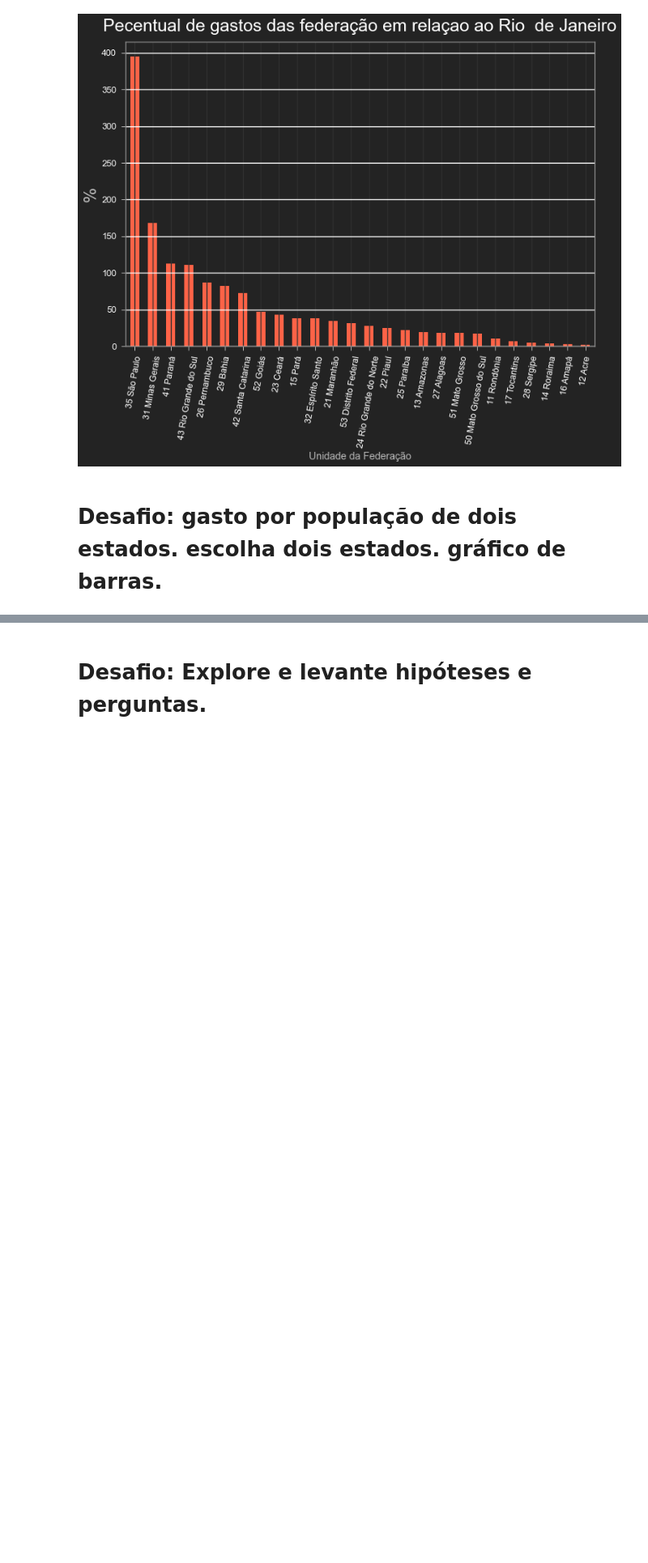
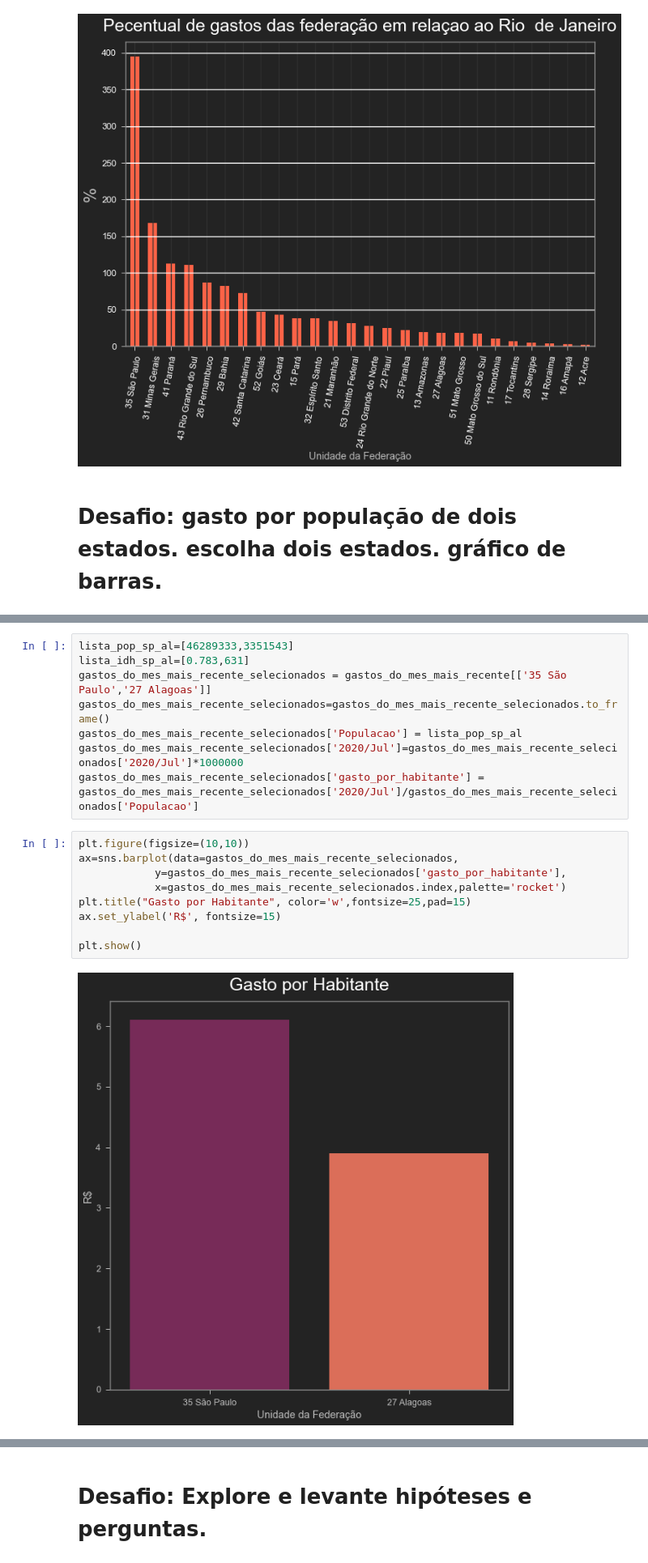
Before and after one commit to Igor-Arantes/Bootcamp-Data-Science-Aplicada, a Jupyter notebook: Modulo 1 - Analisando dados da saúde com Python e Pandas/Agendamento Hospitalar.ipynb, the cells around one changed output, grey strips where cells are left out. Shown at 81% size. Cells and saved outputs as stored; diff of their text form; blank space fills up the shorter version.

```diff
--- a/Modulo 1 - Analisando dados da saúde com Python e Pandas/Agendamento Hospitalar.ipynb
+++ b/Modulo 1 - Analisando dados da saúde com Python e Pandas/Agendamento Hospitalar.ipynb
@@ -702,0 +713,19 @@ Text(0, 0.5, '%')
+# %%
+lista_pop_sp_al=[46289333,3351543]
+lista_idh_sp_al=[0.783,631]
+gastos_do_mes_mais_recente_selecionados = gastos_do_mes_mais_recente[['35 São Paulo','27 Alagoas']]
+gastos_do_mes_mais_recente_selecionados=gastos_do_mes_mais_recente_selecionados.to_frame()
+gastos_do_mes_mais_recente_selecionados['Populacao'] = lista_pop_sp_al
+gastos_do_mes_mais_recente_selecionados['2020/Jul']=gastos_do_mes_mais_recente_selecionados['2020/Jul']*1000000
+gastos_do_mes_mais_recente_selecionados['gasto_por_habitante'] = gastos_do_mes_mais_recente_selecionados['2020/Jul']/gastos_do_mes_mais_recente_selecionados['Populacao']
+# %%
+plt.figure(figsize=(10,10))
+ax=sns.barplot(data=gastos_do_mes_mais_recente_selecionados,
+            y=gastos_do_mes_mais_recente_selecionados['gasto_por_habitante'],
+            x=gastos_do_mes_mais_recente_selecionados.index,palette='rocket')
+plt.title("Gasto por Habitante", color='w',fontsize=25,pad=15)
+ax.set_ylabel('R$', fontsize=15)
+
+plt.show()
+# %% [output]
+[figure, added]
```
Also changed, not shown: parts of 21 cells of this notebook, 1 other file.
